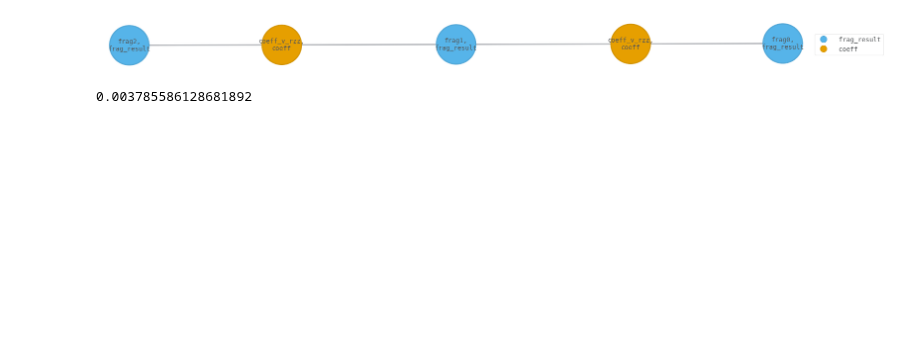
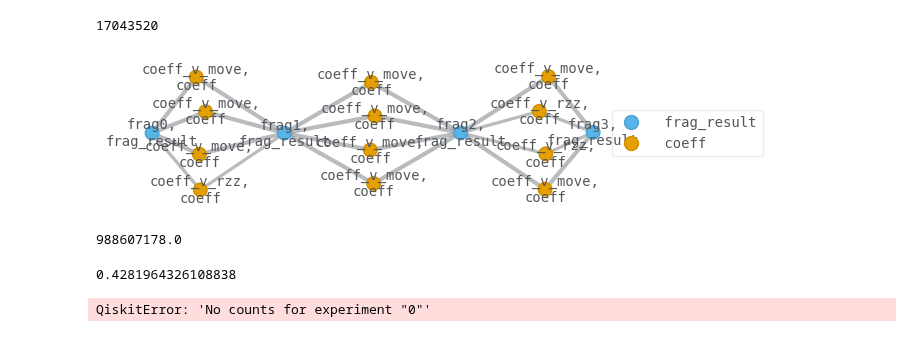
Before and after one commit to nathanieltornow/qtpu, a Jupyter notebook: examples/simple.ipynb, the cells around one changed output. Saved outputs shown, nothing was run; the diff lists cells and outputs as text; code cells hidden in the pictures; blank space fills up the shorter version.

```diff
--- a/examples/simple.ipynb
+++ b/examples/simple.ipynb
@@ -1,24 +1,24 @@
 # %%
 import numpy as np
 from qiskit.circuit import QuantumCircuit
-from qiskit.circuit.library import TwoLocal
+from qiskit.circuit.library import TwoLocal, QuantumVolume
 from qiskit_aer import AerSimulator
 
 from qvm.runtime.runner import expval_from_counts, sample_fragments
 from qvm.runtime.runners import SimRunner
-from qvm.runtime.virtualizer import build_tensornetwork
-from qvm.cutter.metis import MetisQubitGraphCutter
+from qvm.runtime.virtualizer import build_tensornetwork, build_dummy_tensornetwork
+from qvm.cutter.metis import MetisQubitGraphCutter, MetisTNCutter, MetisPortGraphCutter
+from qvm.cutter import BisectionPortGraphCutter, BisectionTNCutter
 from qvm.virtual_circuit import VirtualCircuit
 
 
 circuit = TwoLocal(
-    8,
+    10,
     rotation_blocks=["rz", "ry"],
     entanglement_blocks="rzz",
     entanglement="linear",
-    reps=1,
+    reps=4,
 ).decompose()
-circuit.measure_all()
 
 
 params = {param: np.random.randn() / 2 for param in circuit.parameters}
@@ -29,4 +27,4 @@ circuit.draw("mpl", fold=-1)
 # %%
-cut_circuit = MetisQubitGraphCutter(3).run(circuit)
+cut_circuit = MetisQubitGraphCutter(4).run(circuit)
 cut_circuit.draw("mpl", fold=-1)
 # %% [output]
@@ -34,20 +32,29 @@ cut_circuit.draw("mpl", fold=-1)
 # %%
 cut_circuit = cut_circuit.assign_parameters(params)
 
 virtual_circuit = VirtualCircuit(cut_circuit)
+print(virtual_circuit.num_instantiations())
 
-results = sample_fragments(virtual_circuit, SimRunner(), shots=100000)
+tn = build_dummy_tensornetwork(virtual_circuit)
+tn.draw(color=["frag_result", "coeff"])
+print(tn.contraction_cost())
+# results = sample_fragments(virtual_circuit, SimRunner(), shots=100000)
 
-tn = build_tensornetwork(virtual_circuit, results)
-tn.draw(color=["frag_result", "coeff"], figsize=(20, 20))
+# tn = build_tensornetwork(virtual_circuit, results)
+# tn.draw(color=["frag_result", "coeff"], figsize=(20, 20))
 # %% [output]
+17043520
-[figure, old version]
+[figure, new version]
+988607178.0
 # %%
 result = tn.contract(all, optimize="auto-hq")
+result
+# %% [output]
+0.4281964326108838
 # %%
 circuit = circuit.assign_parameters(params)
 
 counts = AerSimulator().run(circuit, shots=100000).result().get_counts()
 print(abs(tn.contract() - expval_from_counts(counts)))
 # %% [output]
-0.003785586128681892
+QiskitError: 'No counts for experiment "0"'
```
Also changed, not shown: parts of 2 cells of this notebook, 5 other files.
